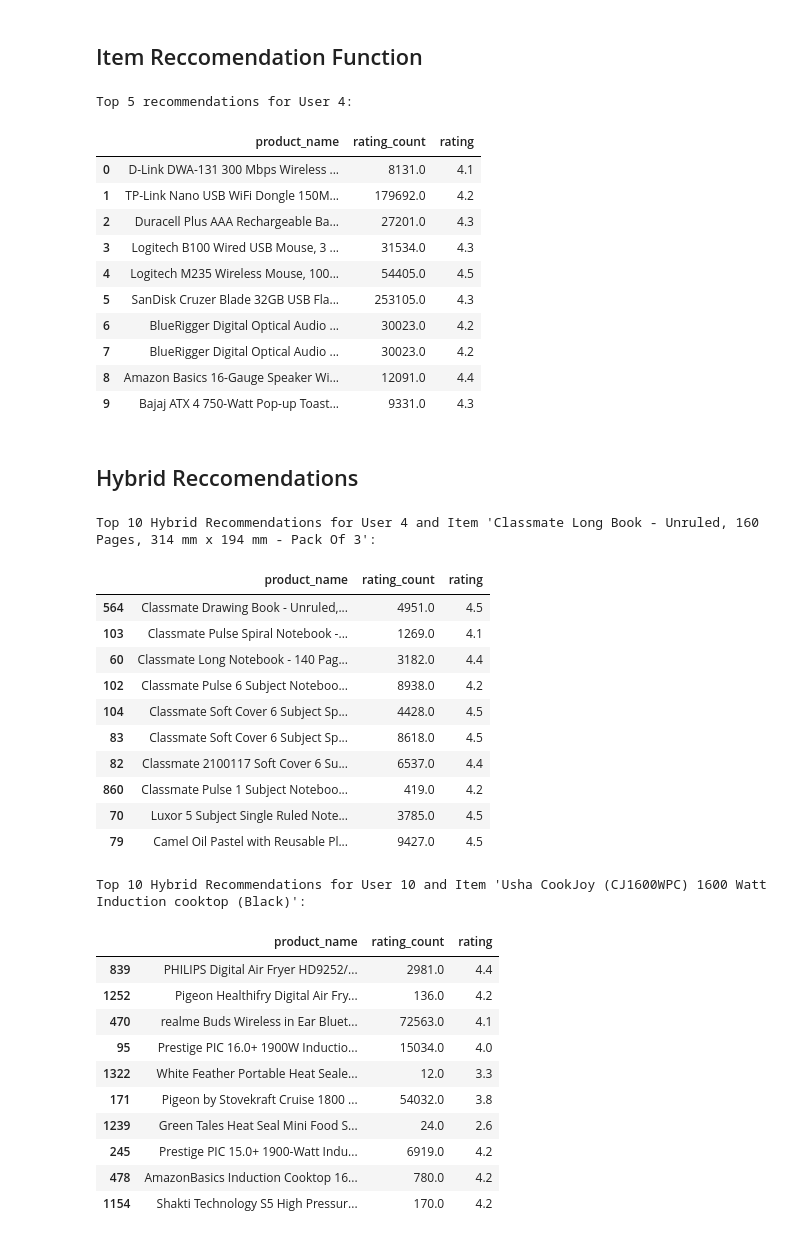
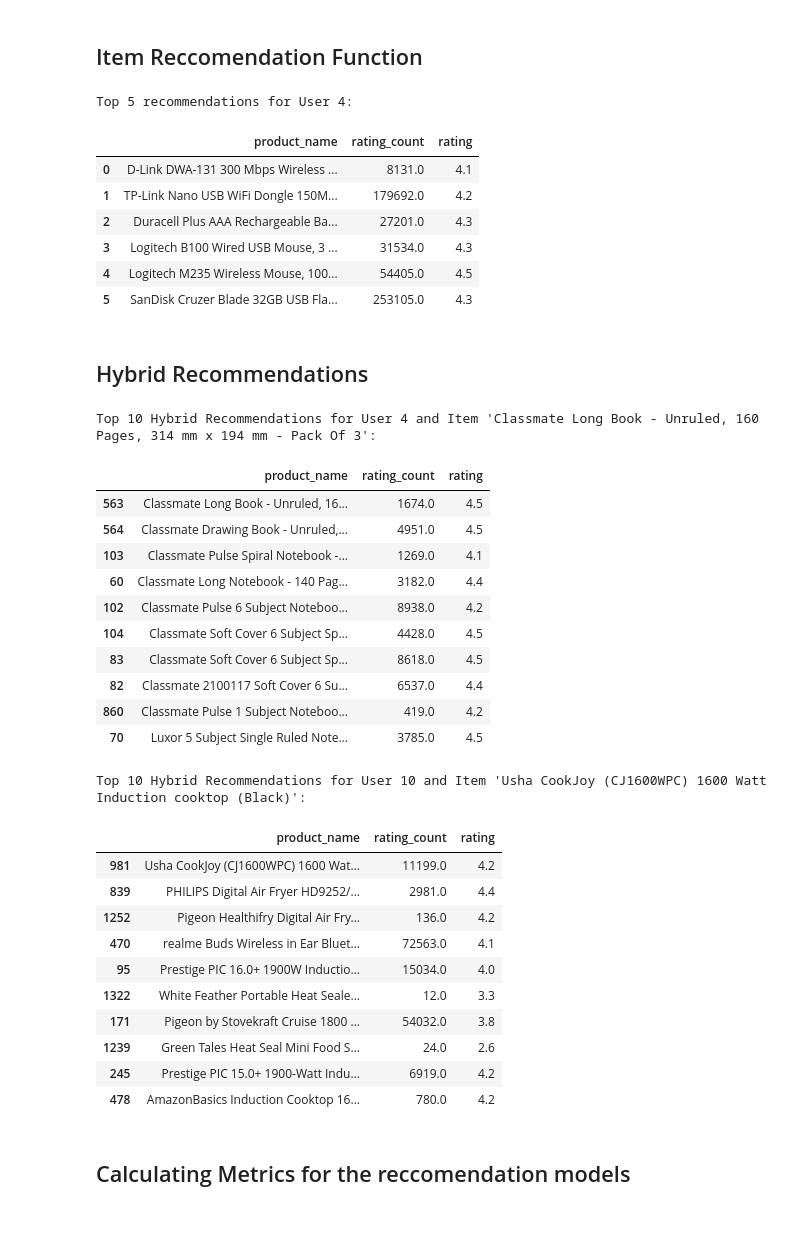
Before and after one commit to Mindulee1018/IRWA-Project, a Jupyter notebook: Recommendation_models.ipynb, the cells around one changed output. Saved outputs shown, nothing was run; the diff lists cells and outputs as text; code cells hidden in the pictures.

```diff
--- a/Recommendation_models.ipynb
+++ b/Recommendation_models.ipynb
@@ -200,7 +201,7 @@ user_item_matrix = df.pivot_table(index='user_id', columns='product_id', values=
 # %%
 user_similarity = cosine_similarity(user_item_matrix)
 # %%
-target_user_id = 4
+target_user_id = 2
 target_user_index = user_item_matrix.index.get_loc(target_user_id)
 # %%
 user_similarities = user_similarity[target_user_index]
@@ -251,41 +252,37 @@ def collaborative_filtering_recommendations(df, target_user_id, top_n=10):
 
     # Generate recommendations based on similar users
     recommended_items = []
 
     for user_index in similar_users_indices:
         # Get items rated by the similar user but not by the target user
         rated_by_similar_user = user_item_matrix.iloc[user_index]
         not_rated_by_target_user = (rated_by_similar_user == 0) & (user_item_matrix.iloc[target_user_index] == 0)
 
         # Extract the item IDs of recommended items
         recommended_items.extend(user_item_matrix.columns[not_rated_by_target_user][:top_n])
 
     # Get the details of recommended items
-    recommended_items_details = df[df['product_id'].isin(recommended_items)][['product_name', 'rating_count','rating']]
+    recommended_items_details = df[df['product_id'].isin(recommended_items)][['product_name','rating_count','rating']]
 
     return recommended_items_details.head(10)
 
 # Example usage
 target_user_id = 4
 top_n = 5
-collaborative_filtering_rec = collaborative_filtering_recommendations(df, target_user_id)
+collaborative_filtering_rec = collaborative_filtering_recommendations(df, target_user_id,top_n)
 print(f"Top {top_n} recommendations for User {target_user_id}:")
 collaborative_filtering_rec
 # %% [output]
 Top 5 recommendations for User 4:
 |  | product_name | rating_count | rating |
 | 0 | D-Link DWA-131 300 Mbps Wireless ... | 8131.0 | 4.1 |
 | 1 | TP-Link Nano USB WiFi Dongle 150M... | 179692.0 | 4.2 |
 | 2 | Duracell Plus AAA Rechargeable Ba... | 27201.0 | 4.3 |
 | 3 | Logitech B100 Wired USB Mouse, 3 ... | 31534.0 | 4.3 |
 | 4 | Logitech M235 Wireless Mouse, 100... | 54405.0 | 4.5 |
 | 5 | SanDisk Cruzer Blade 32GB USB Fla... | 253105.0 | 4.3 |
-| 6 | BlueRigger Digital Optical Audio ... | 30023.0 | 4.2 |
-| 7 | BlueRigger Digital Optical Audio ... | 30023.0 | 4.2 |
-| 8 | Amazon Basics 16-Gauge Speaker Wi... | 12091.0 | 4.4 |
-| 9 | Bajaj ATX 4 750-Watt Pop-up Toast... | 9331.0 | 4.3 |
 # %% [markdown]
-## Hybrid Reccomendations
+## Hybrid Recommendations
 # %%
 # Hybrid Recommendations (Combine Content-Based and Collaborative Filtering)
 def hybrid_recommendations(df,target_user_id, item_name, top_n=10):
@@ -310,6 +307,7 @@ hybrid_rec
 # %% [output]
 Top 10 Hybrid Recommendations for User 4 and Item 'Classmate Long Book - Unruled, 160 Pages, 314 mm x 194 mm - Pack Of 3':
 |  | product_name | rating_count | rating |
+| 563 | Classmate Long Book - Unruled, 16... | 1674.0 | 4.5 |
 | 564 | Classmate Drawing Book - Unruled,... | 4951.0 | 4.5 |
 | 103 | Classmate Pulse Spiral Notebook -... | 1269.0 | 4.1 |
 | 60 | Classmate Long Notebook - 140 Pag... | 3182.0 | 4.4 |
@@ -319,7 +317,6 @@ Top 10 Hybrid Recommendations for User 4 and Item 'Classmate Long Book - Unruled
 | 82 | Classmate 2100117 Soft Cover 6 Su... | 6537.0 | 4.4 |
 | 860 | Classmate Pulse 1 Subject Noteboo... | 419.0 | 4.2 |
 | 70 | Luxor 5 Subject Single Ruled Note... | 3785.0 | 4.5 |
-| 79 | Camel Oil Pastel with Reusable Pl... | 9427.0 | 4.5 |
 # %%
 # Example usage: Get hybrid recommendations for a specific user and item
 target_user_id = 10 # Change this to the user_id you want recommendations for
@@ -332,6 +329,7 @@ hybrid_rec
 # %% [output]
 Top 10 Hybrid Recommendations for User 10 and Item 'Usha CookJoy (CJ1600WPC) 1600 Watt Induction cooktop (Black)':
 |  | product_name | rating_count | rating |
+| 981 | Usha CookJoy (CJ1600WPC) 1600 Wat... | 11199.0 | 4.2 |
 | 839 | PHILIPS Digital Air Fryer HD9252/... | 2981.0 | 4.4 |
 | 1252 | Pigeon Healthifry Digital Air Fry... | 136.0 | 4.2 |
 | 470 | realme Buds Wireless in Ear Bluet... | 72563.0 | 4.1 |
@@ -341,4 +339,5 @@ Top 10 Hybrid Recommendations for User 10 and Item 'Usha CookJoy (CJ1600WPC) 160
 | 1239 | Green Tales Heat Seal Mini Food S... | 24.0 | 2.6 |
 | 245 | Prestige PIC 15.0+ 1900-Watt Indu... | 6919.0 | 4.2 |
 | 478 | AmazonBasics Induction Cooktop 16... | 780.0 | 4.2 |
-| 1154 | Shakti Technology S5 High Pressur... | 170.0 | 4.2 |
+# %% [markdown]
+## Calculating Metrics for the reccomendation models
```
Also changed, not shown: parts of 4 cells of this notebook, 1 other file.
